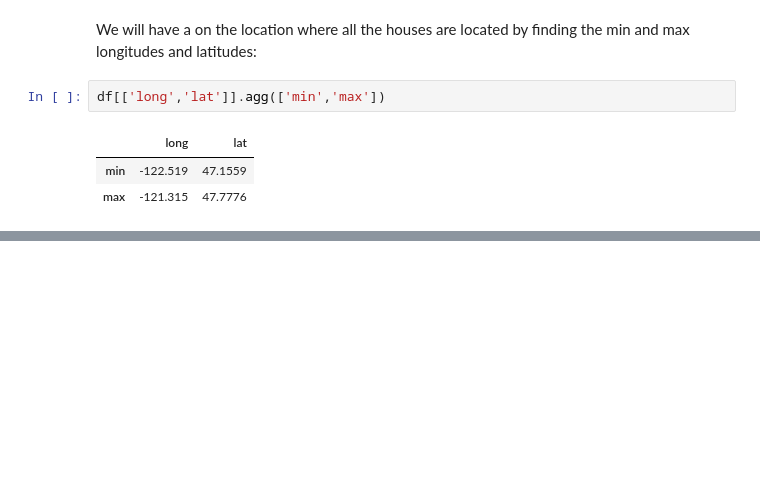
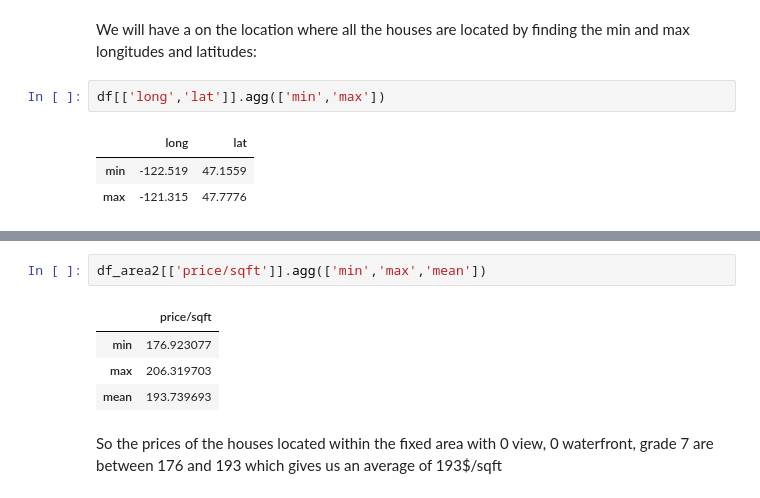
Before and after one commit to Georgess2293/pandas_assignment_4, a Jupyter notebook: main.ipynb, the cells around one changed output, grey strips where cells are left out. Drawn from its saved outputs; the diff is of its cells as text; blank space fills up the shorter version.

```diff
--- a/main.ipynb
+++ b/main.ipynb
@@ -274,0 +304,9 @@ df.loc[(df['long'] > -121.980) & (df['long'] <-121.950) & (df['lat'] >47.5000) &
+# %%
+df_area2[['price/sqft']].agg(['min','max','mean'])
+# %% [output]
+|  | price/sqft |
+| min | 176.923077 |
+| max | 206.319703 |
+| mean | 193.739693 |
+# %% [markdown]
+So the prices of the houses located within the fixed area with 0 view, 0 waterfront, grade 7 are between 176 and 193 which gives us an average of 193$/sqft
```
Also changed, not shown: parts of 13 cells of this notebook.
